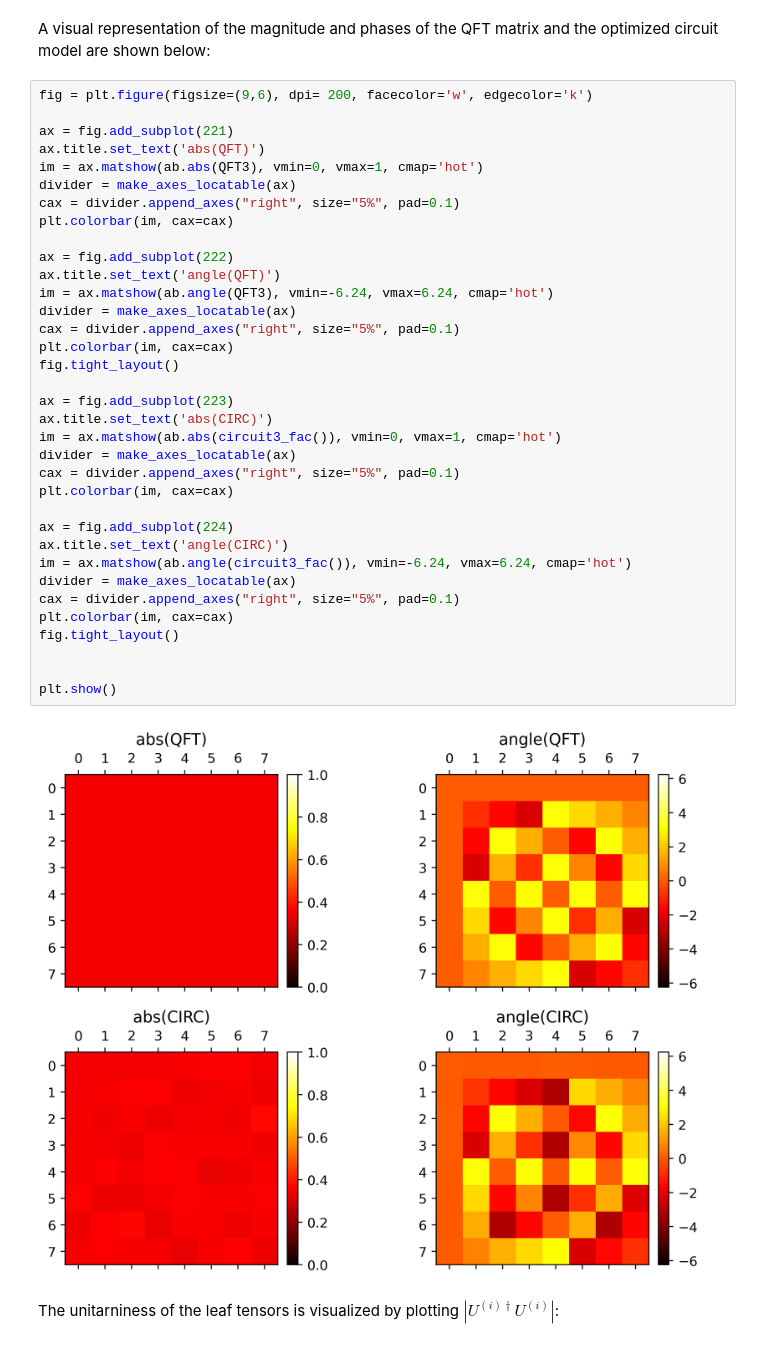
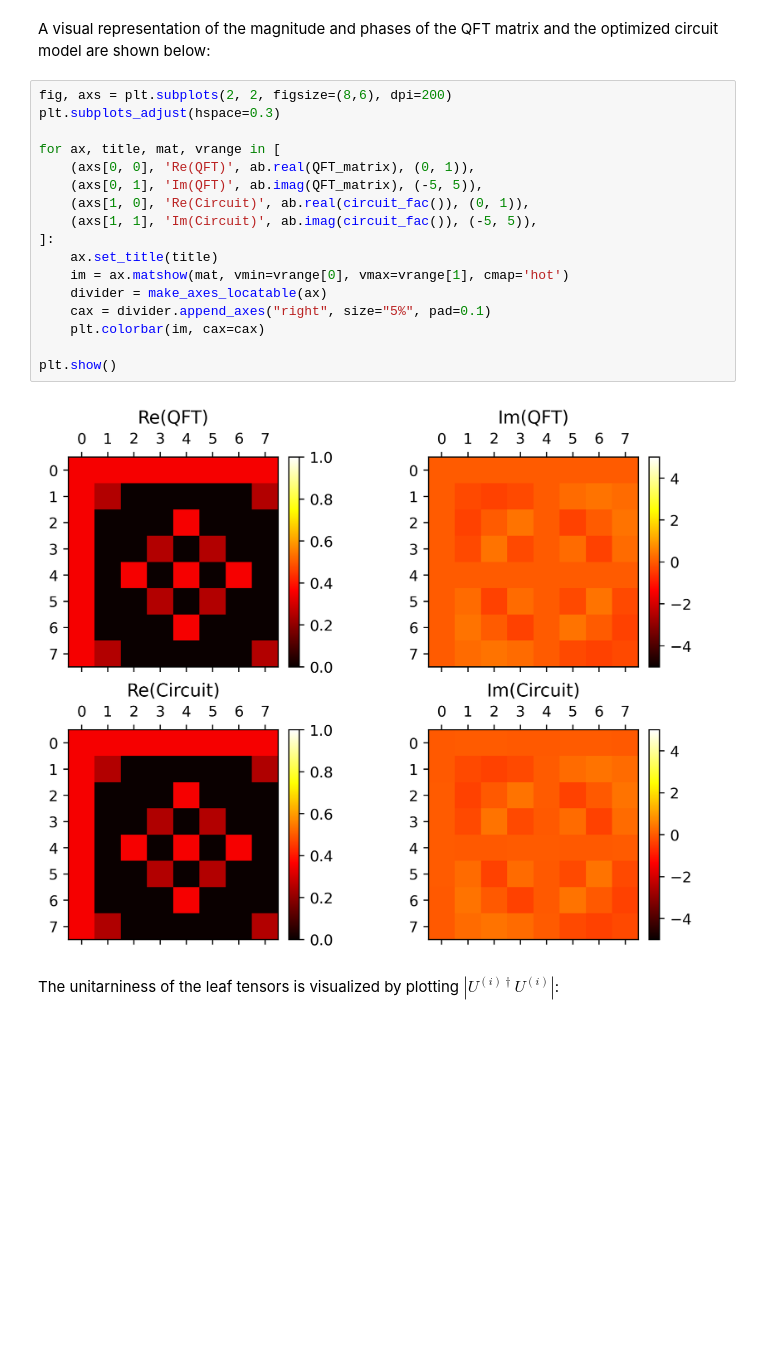
Before and after one commit to yhtang/FunFact, a Jupyter notebook: docs/examples/quantum-compilation.ipynb, the cells around one changed output. Drawn from its saved outputs; the diff is of its cells as text; blank space fills up the shorter version.

```diff
--- a/docs/examples/quantum-compilation.ipynb
+++ b/docs/examples/quantum-compilation.ipynb
@@ -171,42 +160,24 @@ penalties: tensor([1.7191e-05, 5.2403e-06, 2.0603e-05, 2.2321e-05, 4.0012e-06, 1
 # %% [markdown]
 A visual representation of the magnitude and phases of the QFT matrix and the optimized circuit model are shown below:
-# %%
-fig = plt.figure(figsize=(9,6), dpi= 200, facecolor='w', edgecolor='k')
-
-ax = fig.add_subplot(221)
-ax.title.set_text('abs(QFT)')
-im = ax.matshow(ab.abs(QFT3), vmin=0, vmax=1, cmap='hot')
-divider = make_axes_locatable(ax)
-cax = divider.append_axes("right", size="5%", pad=0.1)
-plt.colorbar(im, cax=cax)
-
-ax = fig.add_subplot(222)
-ax.title.set_text('angle(QFT)')
-im = ax.matshow(ab.angle(QFT3), vmin=-6.24, vmax=6.24, cmap='hot')
-divider = make_axes_locatable(ax)
-cax = divider.append_axes("right", size="5%", pad=0.1)
-plt.colorbar(im, cax=cax)
-fig.tight_layout()
-
-ax = fig.add_subplot(223)
-ax.title.set_text('abs(CIRC)')
-im = ax.matshow(ab.abs(circuit3_fac()), vmin=0, vmax=1, cmap='hot')
-divider = make_axes_locatable(ax)
-cax = divider.append_axes("right", size="5%", pad=0.1)
-plt.colorbar(im, cax=cax)
-
-ax = fig.add_subplot(224)
-ax.title.set_text('angle(CIRC)')
-im = ax.matshow(ab.angle(circuit3_fac()), vmin=-6.24, vmax=6.24, cmap='hot')
-divider = make_axes_locatable(ax)
-cax = divider.append_axes("right", size="5%", pad=0.1)
-plt.colorbar(im, cax=cax)
-fig.tight_layout()
-
-
-plt.show()
-# %% [output]
-[figure, removed]
+# %%
+fig, axs = plt.subplots(2, 2, figsize=(8,6), dpi=200)
+plt.subplots_adjust(hspace=0.3)
+
+for ax, title, mat, vrange in [
+    (axs[0, 0], 'Re(QFT)', ab.real(QFT_matrix), (0, 1)),
+    (axs[0, 1], 'Im(QFT)', ab.imag(QFT_matrix), (-5, 5)),
+    (axs[1, 0], 'Re(Circuit)', ab.real(circuit_fac()), (0, 1)),
+    (axs[1, 1], 'Im(Circuit)', ab.imag(circuit_fac()), (-5, 5)),
+]:
+    ax.set_title(title)
+    im = ax.matshow(mat, vmin=vrange[0], vmax=vrange[1], cmap='hot')
+    divider = make_axes_locatable(ax)
+    cax = divider.append_axes("right", size="5%", pad=0.1)
+    plt.colorbar(im, cax=cax)
+
+plt.show()
+# %% [output]
+[figure, added]
 # %% [markdown]
 The unitarniness of the leaf tensors is visualized by plotting $|U^{(i)\dagger} U^{(i)}|$:
 # %%
```
Also changed, not shown: parts of 12 cells of this notebook.
